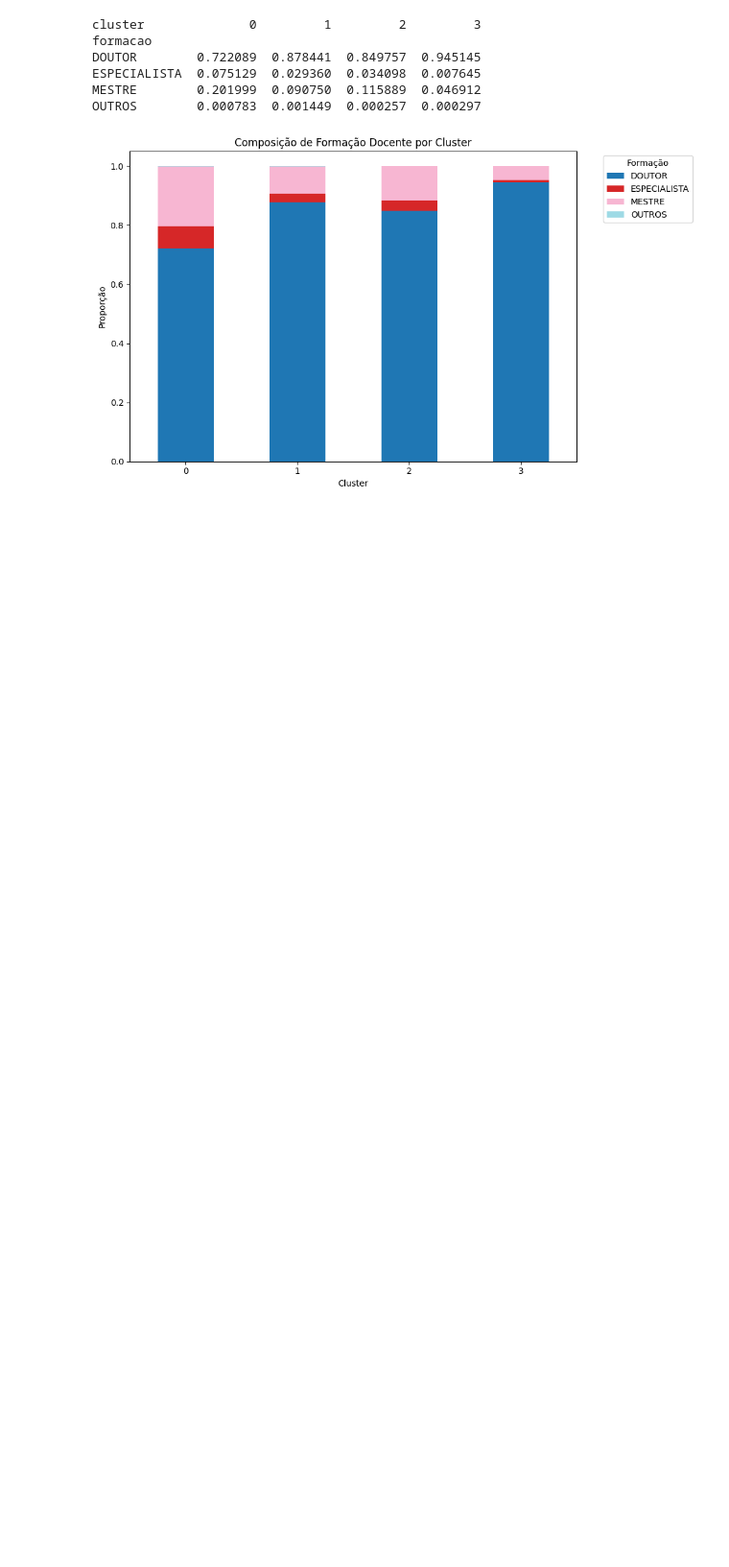
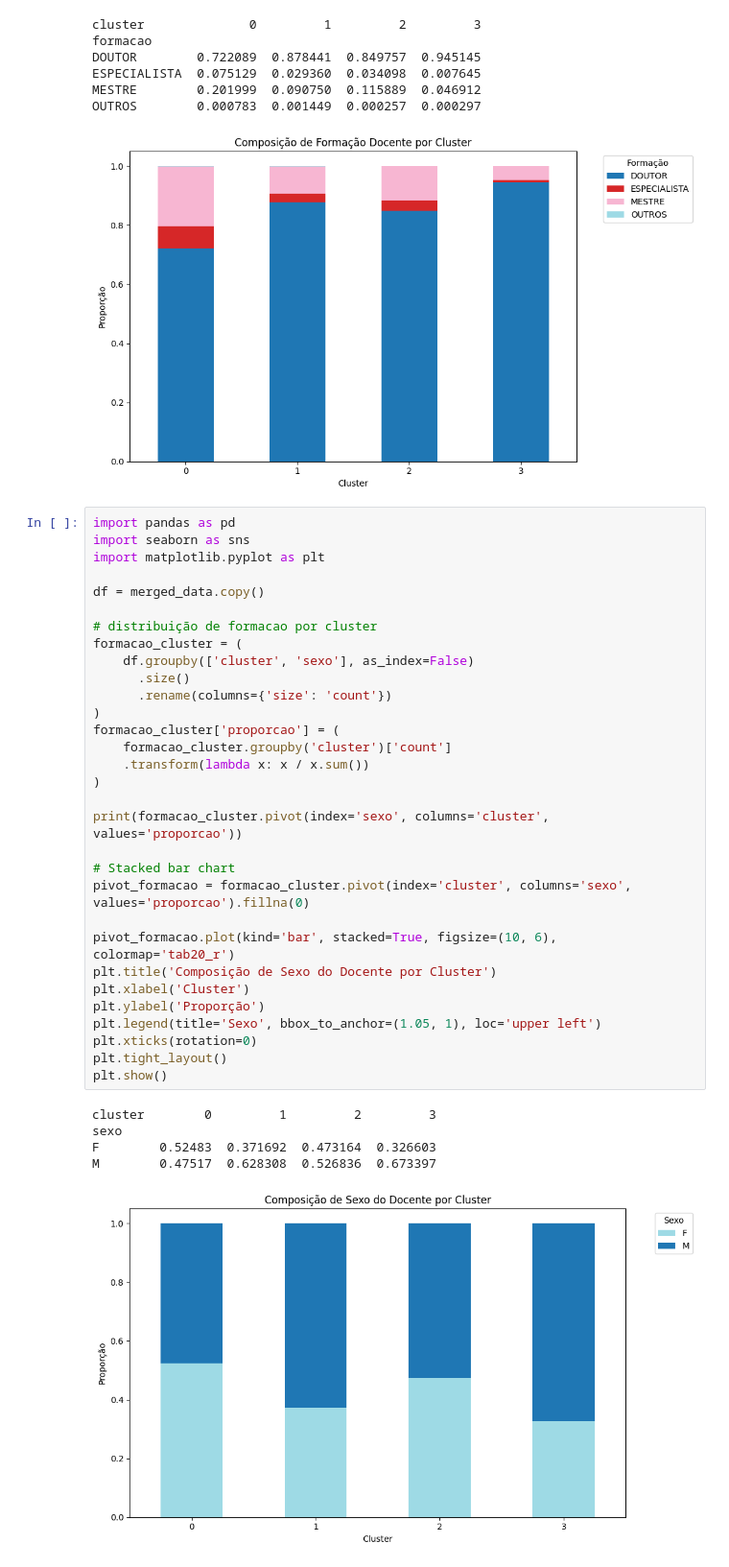
Before and after one commit to PETCC-UFRN/data-pet, a Jupyter notebook: ENAPET2025/clustering/analise_clusters.ipynb, the cells around one changed output. Shown: that part at 96% size. Saved outputs shown, nothing was run; the diff lists cells and outputs as text; blank space fills up the shorter version.

```diff
--- a/ENAPET2025/clustering/analise_clusters.ipynb
+++ b/ENAPET2025/clustering/analise_clusters.ipynb
@@ -142,3 +142,40 @@ ESPECIALISTA  0.075129  0.029360  0.034098  0.007645
 MESTRE        0.201999  0.090750  0.115889  0.046912
 OUTROS        0.000783  0.001449  0.000257  0.000297
 [figure]
+# %%
+import pandas as pd
+import seaborn as sns
+import matplotlib.pyplot as plt
+
+df = merged_data.copy()
+
+# distribuição de formacao por cluster
+formacao_cluster = (
+    df.groupby(['cluster', 'sexo'], as_index=False)
+      .size()
+      .rename(columns={'size': 'count'})
+)
+formacao_cluster['proporcao'] = (
+    formacao_cluster.groupby('cluster')['count']
+    .transform(lambda x: x / x.sum())
+)
+
+print(formacao_cluster.pivot(index='sexo', columns='cluster', values='proporcao'))
+
+# Stacked bar chart
+pivot_formacao = formacao_cluster.pivot(index='cluster', columns='sexo', values='proporcao').fillna(0)
+
+pivot_formacao.plot(kind='bar', stacked=True, figsize=(10, 6), colormap='tab20_r')
+plt.title('Composição de Sexo do Docente por Cluster')
+plt.xlabel('Cluster')
+plt.ylabel('Proporção')
+plt.legend(title='Sexo', bbox_to_anchor=(1.05, 1), loc='upper left')
+plt.xticks(rotation=0)
+plt.tight_layout()
+plt.show()
+# %% [output]
+cluster        0         1         2         3
+sexo
+F        0.52483  0.371692  0.473164  0.326603
+M        0.47517  0.628308  0.526836  0.673397
+[figure, added]
```
Also changed, not shown: parts of 1 cell of this notebook, 2 other files.
